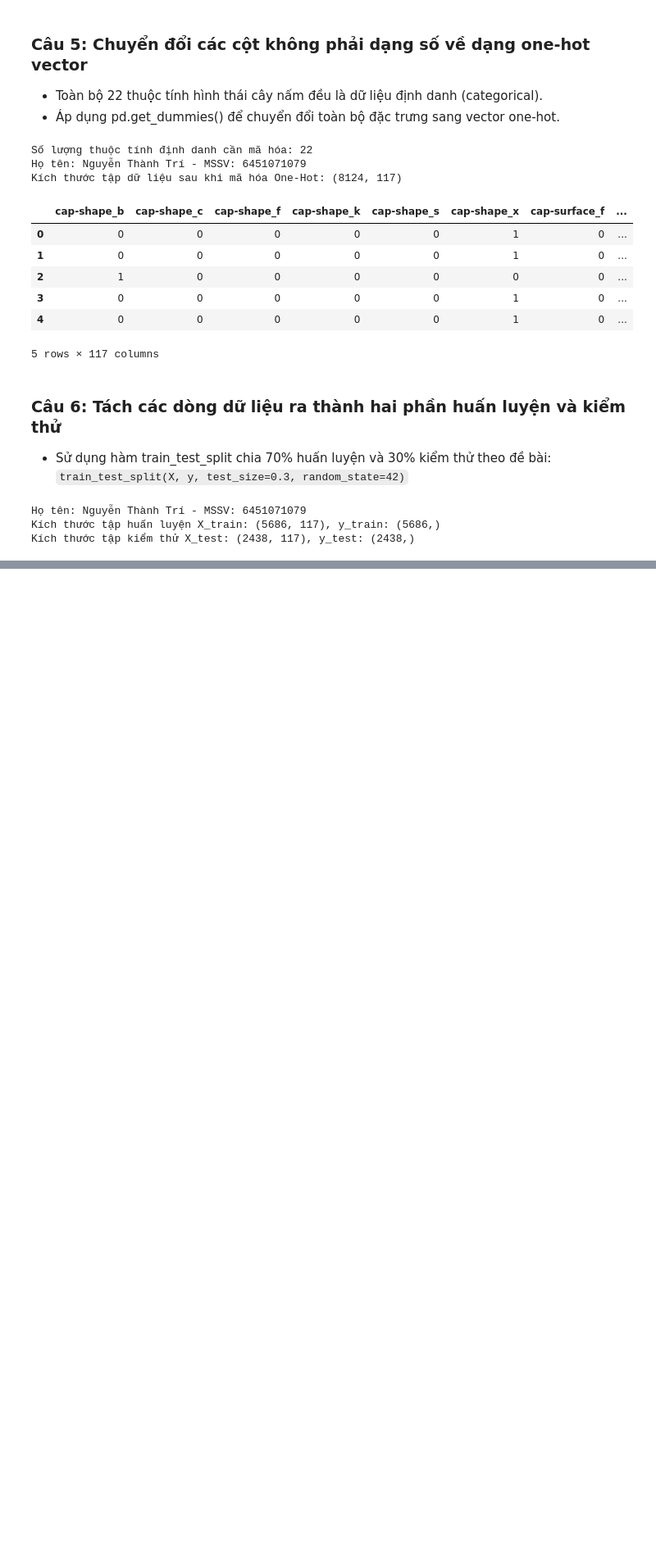
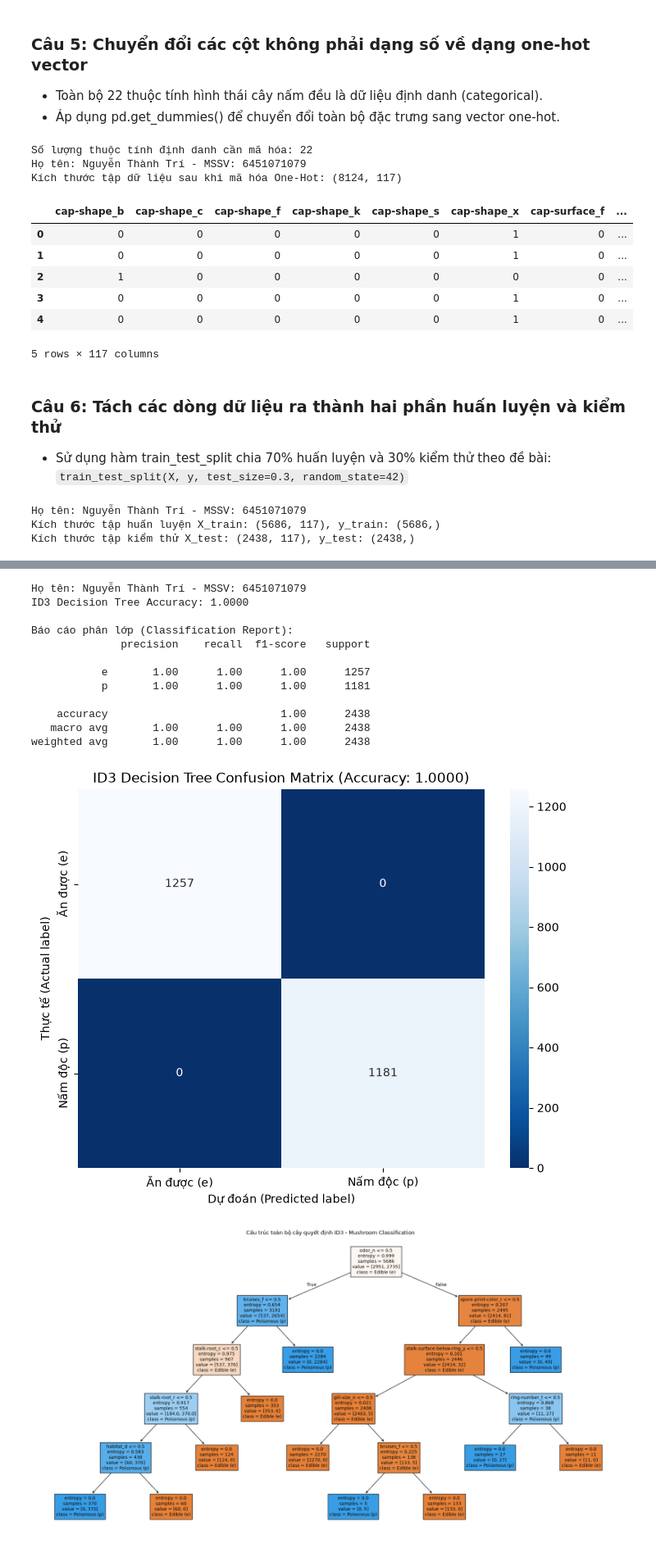
Before and after one commit to TriNguyenThanh/6451071079_Lab2, a Jupyter notebook: model/6451071079_LAB2_Bai4.ipynb, the cells around one changed output, grey strips where cells are left out. Shown at 82% size. Saved outputs shown, nothing was run; the diff lists cells and outputs as text; code cells hidden in the pictures; blank space fills up the shorter version.

```diff
--- a/model/6451071079_LAB2_Bai4.ipynb
+++ b/model/6451071079_LAB2_Bai4.ipynb
@@ -104,0 +110,47 @@ Kích thước tập kiểm thử X_test: (2438, 117), y_test: (2438,)
+# %%
+# Câu 7: Xây dựng cây ID3
+clf_id3 = tree.DecisionTreeClassifier(criterion="entropy", random_state=42)
+clf_id3.fit(X_train, y_train)
+
+# Dự đoán trên tập kiểm thử
+id3_pred = clf_id3.predict(X_test)
+id3_score = metrics.accuracy_score(y_test, id3_pred)
+
+print("Họ tên: Nguyễn Thành Trí - MSSV: 6451071079")
+print(f"ID3 Decision Tree Accuracy: {id3_score:.4f}")
+print()
+print("Báo cáo phân lớp (Classification Report):")
+print(metrics.classification_report(y_test, id3_pred))
+
+# Ma trận nhầm lẫn
+id3_cm = metrics.confusion_matrix(y_test, id3_pred)
+plt.figure(figsize=(8, 6))
+sns.heatmap(id3_cm, annot=True, fmt="d", cmap="Blues_r",
+            xticklabels=['Ăn được (e)', 'Nấm độc (p)'],
+            yticklabels=['Ăn được (e)', 'Nấm độc (p)'])
+plt.xlabel("Dự đoán (Predicted label)")
+plt.ylabel("Thực tế (Actual label)")
+plt.title(f"ID3 Decision Tree Confusion Matrix (Accuracy: {id3_score:.4f})")
+plt.show()
+
+# Biểu diễn cây quyết định ID3
+plt.figure(figsize=(24, 12))
+tree.plot_tree(clf_id3, feature_names=X_encoded.columns.tolist(),
+               class_names=['Edible (e)', 'Poisonous (p)'], filled=True, fontsize=10)
+plt.title("Cấu trúc toàn bộ cây quyết định ID3 - Mushroom Classification")
+plt.show()
+# %% [output]
+Họ tên: Nguyễn Thành Trí - MSSV: 6451071079
+ID3 Decision Tree Accuracy: 1.0000
+
+Báo cáo phân lớp (Classification Report):
+              precision    recall  f1-score   support
+
+           e       1.00      1.00      1.00      1257
+           p       1.00      1.00      1.00      1181
+
+    accuracy                           1.00      2438
+   macro avg       1.00      1.00      1.00      2438
+weighted avg       1.00      1.00      1.00      2438
+[figure, added]
+[figure, added]
```
Also changed, not shown: parts of 1 cell of this notebook.
